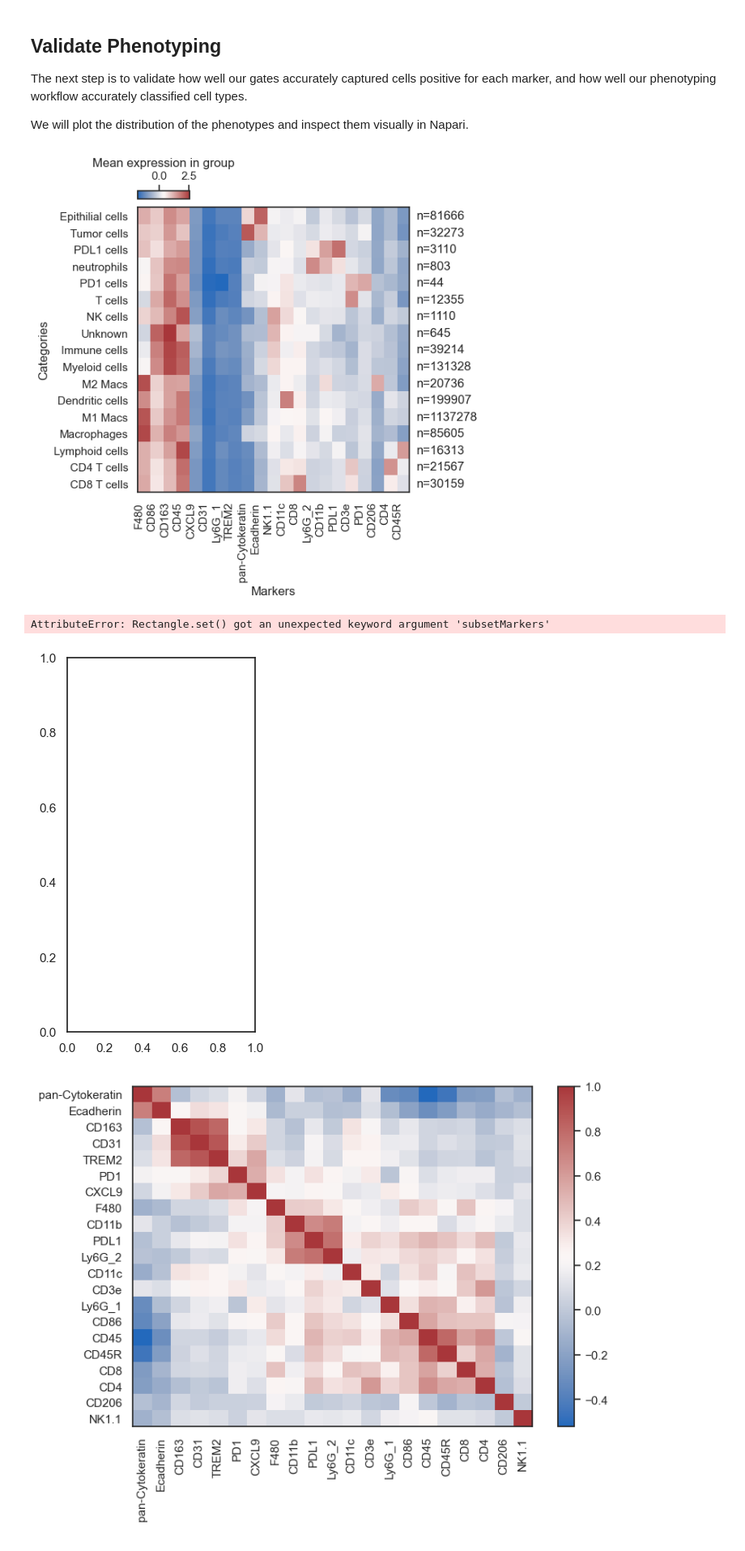
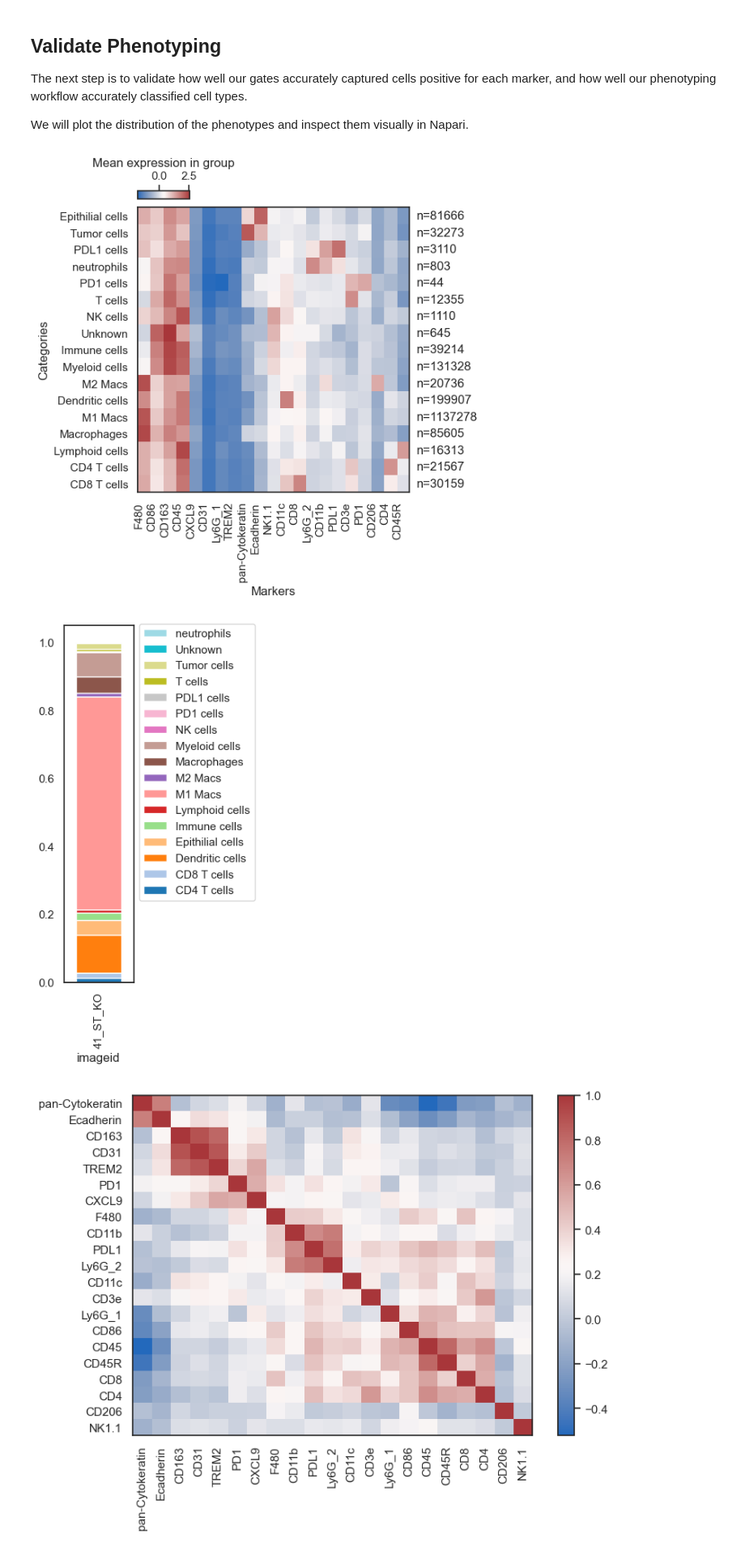
Before and after one commit to elizabethxiu/Elizabeth_Notebooks, a Jupyter notebook: 01_SCIMAP_sample_processing.ipynb, the cells around one changed output. Shown at 81% size. Cells and saved outputs as stored; diff of their text form; code cells hidden in the pictures.

```diff
--- a/01_SCIMAP_sample_processing.ipynb
+++ b/01_SCIMAP_sample_processing.ipynb
@@ -545,36 +564,34 @@ We will plot the distribution of the phenotypes and inspect them visually in Nap
 # Shows avg marker intensity per cell type
 
 # A new scimap plotting function
 sm.pl.heatmap(
     adata,
     groupBy=pheno_label, # rows of the heat map = cell types, grouped by phenotype column
     subsetMarkers=heatmap_markers,  # only show these markers as columns; set in configuration cell, update there if needed
     standardScale='column', # Standardize a dimension between 0 and 1 (subtract the minimum and divide each by its maximum). We are scaling each marker (column).
     showPrevalence=True, # add % of total cells next to each row label
     figsize=(6, 6),
     saveDir=None,
     fileName=None)
 
 # Plot 2: Stacked bar chart
 # Shows what % of cells in this sample are each cell type
 
 
 # New scimap plotting function
 sm.pl.stacked_barplot(
     adata,
     x_axis='imageid', # one bar per sample
     y_axis=pheno_label, # stack the bar by cell type
     method='percent', #percentages, not raw counts so bar always adds to 100%
     plot_tool='matplotlib', # this module is used to render the plot
     matplotlib_cmap='tab20', # color scheme, 20 dif colors
-    subsetMarkers=heatmap_markers, # subset out
     figsize=(3, 6),
     edgecolor='white'
 )
 # %% [output]
 [figure]
-AttributeError: Rectangle.set() got an unexpected keyword argument 'subsetMarkers'
-[figure, old version]
+[figure, new version]
 # %%
 ## Marker correlation plot -- another sanity check + good visualization on phenotyping quality
 # Shows how correlated each marker is w/ every other marker across all cells
```
Also changed, not shown: parts of 5 cells of this notebook.
